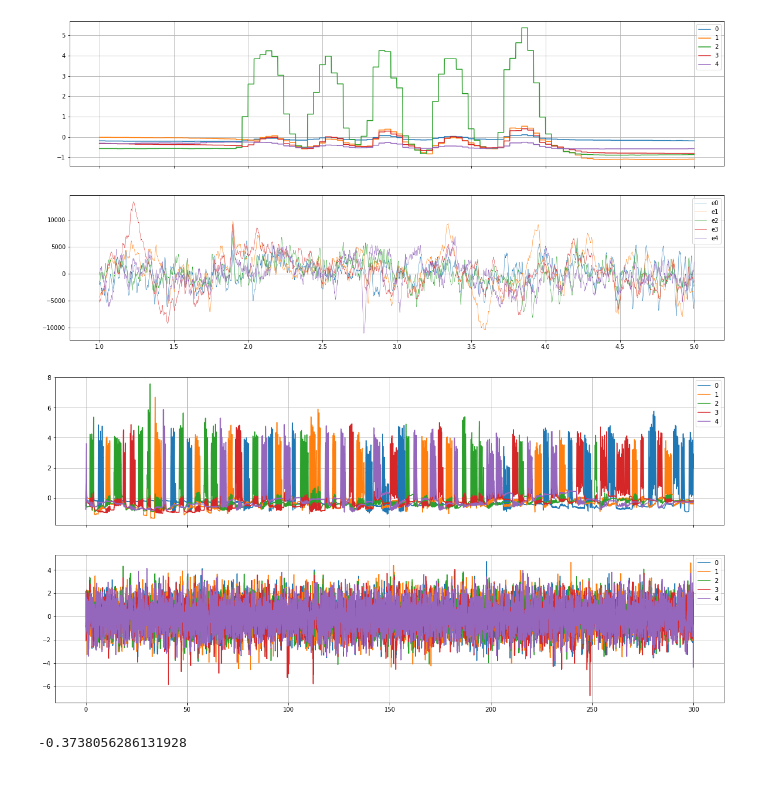
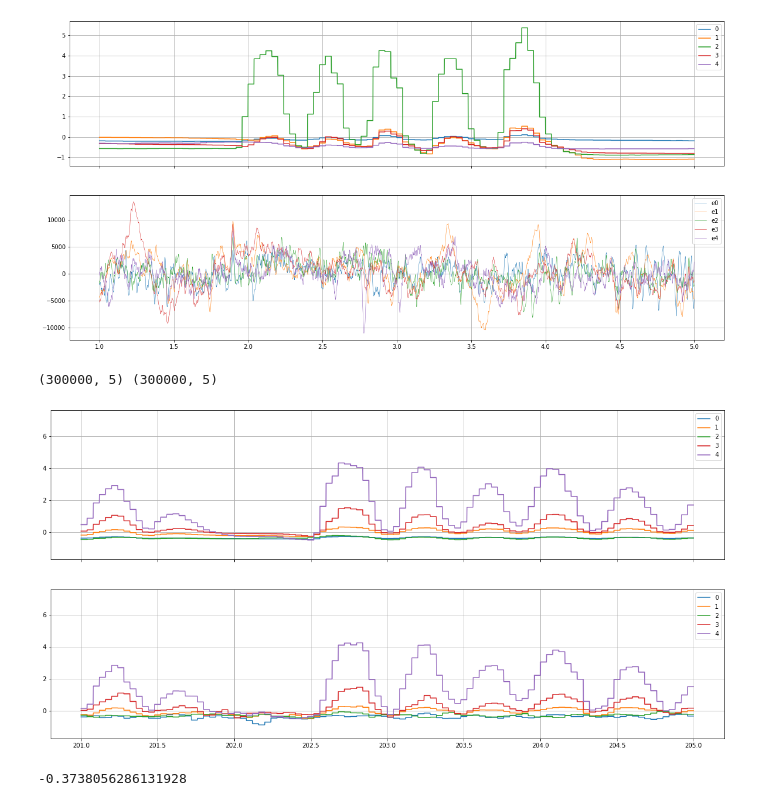
Before and after one commit to hXtreme/2022-be521-project, a Jupyter notebook: scratchpad.ipynb, the cells around one changed output. Cells and saved outputs as stored; diff of their text form; code cells hidden in the pictures.

```diff
--- a/scratchpad.ipynb
+++ b/scratchpad.ipynb
@@ -74,28 +92,52 @@ plt.show()
 # %% [output]
 [figure]
 # %%
-linear_pipeline = pipeline.naive_pipelines.Linear(fs=sample_rate)#, downsample_factor=20)
-train_data_filt = hades.preprocessors.filter_data(train_data, (0.1, 100))
+my_pipeline = pipeline.naive_pipelines.Linear(fs=sample_rate)#, downsample_factor=20)
+my_pipeline = pipeline.windowed_feature_pipelines.Part1MLP(
+    fs=sample_rate,
+    window_length=100e-3,
+    window_displacement=50e-3,
+    history=6,
+    layers=(180, 10)
+)
+train_data_filt = train_data
+# train_data_filt = hades.preprocessors.filter_data(train_data_filt, (0.1, 100))
 label_clips = hades.preprocessors.get_label_clips(train_label)
-linear_pipeline.fit(train_data_filt, train_label)
-preds_label = linear_pipeline.predict(train_data)
-preds_label = hades.postprocessors.clip_predictions(preds_label, label_clips)
+my_pipeline.fit(train_data_filt, train_label)
+preds_label = my_pipeline.predict(train_data)
+# preds_label = hades.postprocessors.clip_predictions(preds_label, label_clips)
+# %%
+preds_post = preds_label#.reshape((-1, 5))
+preds_post = preds_post[::40, :]
+preds_post = np.tile(preds_post, (1, 40)).reshape((40*preds_post.shape[0], preds_post.shape[1]))
+# preds_post = hades.utils.resample_data(preds_post, sample_rate, 25)
+# print(preds_post.shape, preds_label.shape)
+# preds_post = hades.utils.resample_data(preds_post.T, 25, sample_rate)
+print(preds_post.shape, preds_label.shape)
+# %% [output]
+(300000, 5) (300000, 5)
 # %%
-time_slice = get_time_slice((1+(4*0)), 4, sample_rate=sample_rate)
+time_slice = get_time_slice((1+(4*50)), 4, sample_rate=sample_rate)
 
 fig = plt.figure(figsize=(20, 10))
 axs0, axs1 = fig.subplots(nrows=2, sharex=True)
 
-axs0.plot(time, train_label, label=["0", "1", "2", "3", "4"])
-axs1.plot(time, hades.preprocessors.normalize(train_data_filt)[0][:,[11, 16, 22, 49, 57]], label=["0", "1", "2", "3", "4"])
+y_max, y_min = max(np.max(train_label), np.max(preds_label)), min(np.min(train_label), np.min(preds_label))
+
+axs0.plot(time[time_slice], train_label[time_slice], label=["0", "1", "2", "3", "4"])
+axs1.plot(time[time_slice], preds_post[time_slice], label=["0", "1", "2", "3", "4"])
+# axs1.plot(time, hades.preprocessors.normalize(train_data_filt)[0][:,[11, 16, 22, 49, 57]], label=["0", "1", "2", "3", "4"])
+
+axs0.set_ylim(y_min, y_max)
+axs1.set_ylim(y_min, y_max)
 
 axs0.grid(True)
 axs1.grid(True)
 axs0.legend()
 axs1.legend()
 plt.show()
 # %% [output]
-[figure, old version]
+[figure, new version]
 # %%
 train_label0, train_label1, train_label2, train_label3, train_label4 = train_label.T
 # %%
```
Also changed, not shown: parts of 5 cells of this notebook.
